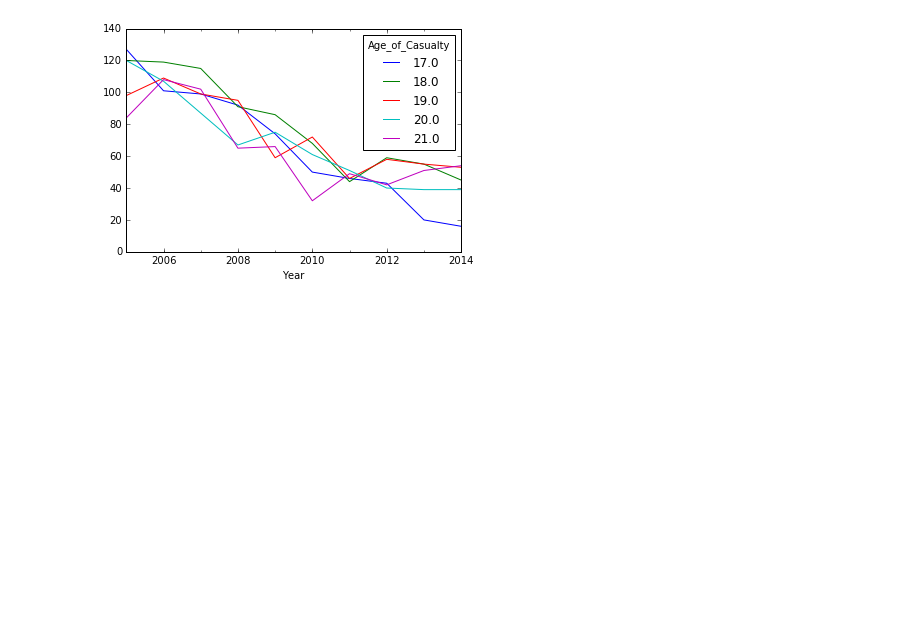
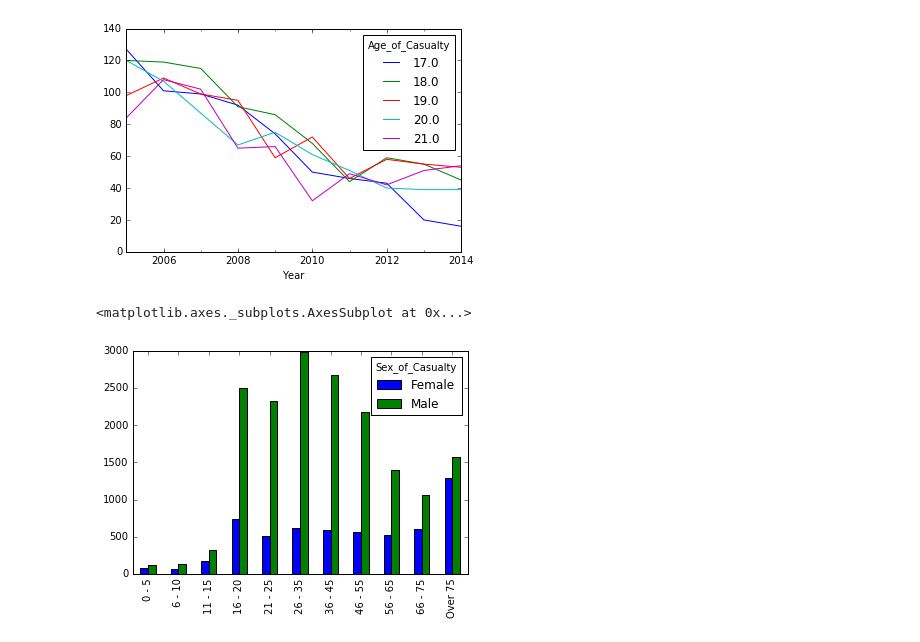
Before and after one commit to mmarto/pandas-snippets, a Jupyter notebook: casualtiesDf.ipynb, the cells around one changed output. Saved outputs shown, nothing was run; the diff lists cells and outputs as text; code cells hidden in the pictures; blank space fills up the shorter version.

```diff
--- a/casualtiesDf.ipynb
+++ b/casualtiesDf.ipynb
@@ -320,3 +326,12 @@ df[(df.Casualty_Severity == 'Fatal') & (df.Age_of_Casualty.isin([17,18,19,20,21]
 # %% [output]
 <matplotlib.axes._subplots.AxesSubplot at 0x...>
 [figure]
+# %%
+dfToPlot3 = df[df.Casualty_Severity == 'Fatal'].groupby(['Age_Band_of_Casualty', 'Sex_of_Casualty']).size()
+# %%
+dfToPlot3 = dfToPlot3.unstack(1)
+dfToPlot3.index = dfToPlot3.index.map(lambda x: dict(descDict['Age Band'].set_index('code')['label'])[x])
+dfToPlot3.plot.bar()
+# %% [output]
+<matplotlib.axes._subplots.AxesSubplot at 0x...>
+[figure, added]
```
Also changed, not shown: parts of 19 cells of this notebook.
